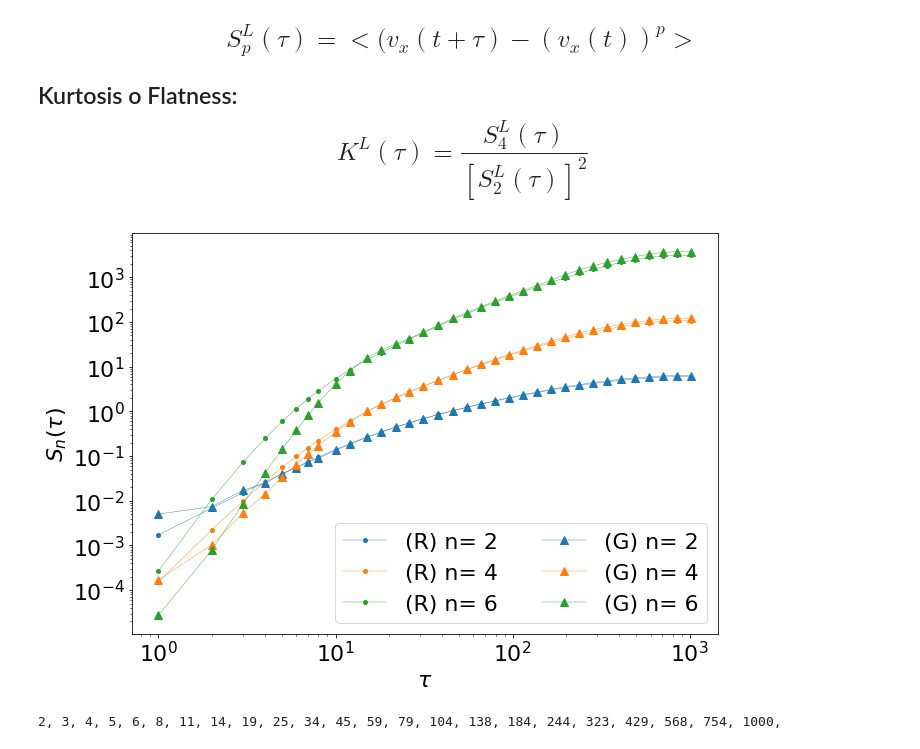
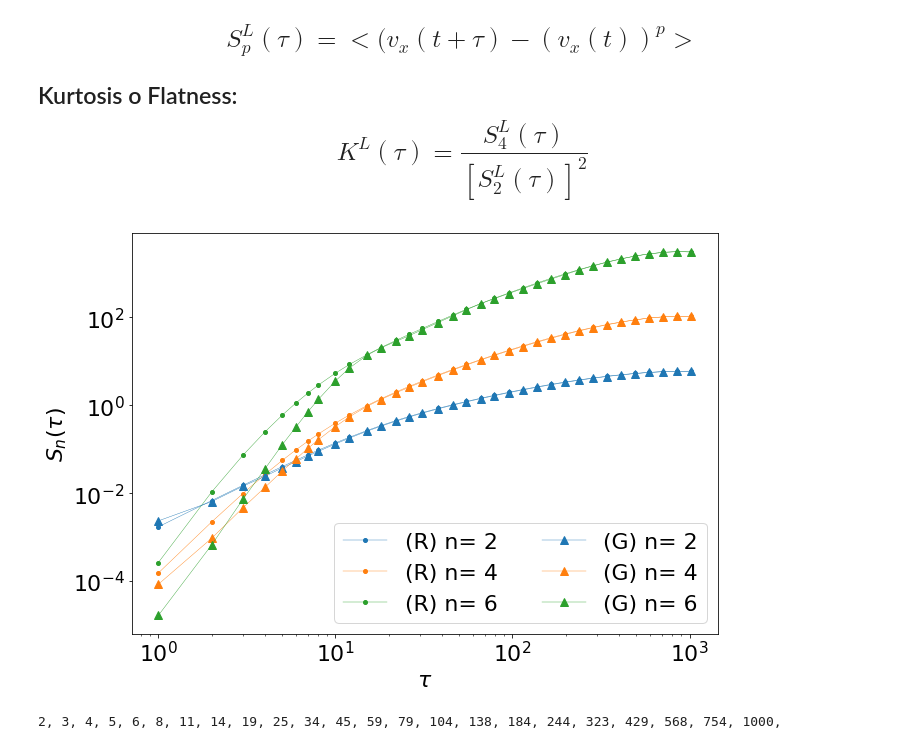
Before and after one commit to scarpma/lagrangian, a Jupyter notebook: gan_test_2048.ipynb, the cells around one changed output. Cells and saved outputs as stored; diff of their text form; code cells hidden in the pictures.

```diff
--- a/gan_test_2048.ipynb
+++ b/gan_test_2048.ipynb
@@ -199,29 +259,29 @@ fign.show()
 # %%
 npart = 50000
 struct_real = np.load(f"data/real/struct_function_327680_part.npy")
-struct_gen = np.load(f"data/wgangp2048/struct_function_{npart}_part_gen_{run}_{number}.npy")
+struct_gen = np.loadtxt(f"data/wgangp2048/struct_function_{npart}_part_gen_{run}_{number}.npy")
 semidisp = (10.273698864467972-(-9.970374739869616))/2.
 
 mpl.rcParams.update({'font.size': 22})
 plt.figure(figsize=(10,7))
 
 #plt.title("Longitudinal Structure Functions")
 plt.yscale('log')
 plt.xscale('log')
 for ii in range(1,4):
     plt.plot(struct_real[:,0],struct_real[:,ii],label="(R) n= "+str((ii)*2),marker='.',lw=0.4,ms=8, color='C'+str(ii-1))
 for ii in range(1,4):
     plt.plot(struct_gen[:,0],struct_gen[:,ii]*semidisp**(ii*2),label="(G) n= "+str((ii)*2),marker='^',lw=0.4,ms=8, color='C'+str(ii-1))
 #    plt.plot(struct_gen[:,0],struct_gen[:,ii],label="(G) p= "+str((ii)*2),marker='^',lw=0.4,ms=8, color='C'+str(ii-1))
 plt.legend(ncol=2)
 plt.xlabel("$\\tau$")
 plt.ylabel('$S_n(\\tau)$')
 plt.tight_layout()
 #plt.savefig(f"plots/wgangp_{run}/struct_func_comp_gen_{run}_{number}",fmt="png",dpi=60)
 plt.savefig(f"lagr_gan_sf_run51",fmt="png",dpi=60)
 plt.show()
 # %% [output]
-[figure, old version]
+[figure, new version]
 # %%
 a = np.round(np.logspace(np.log2(2),np.log2(1000),23,base=2)).astype('int')
 for ii in range(len(a)):
```
Also changed, not shown: parts of 12 cells of this notebook, 13 other files.
